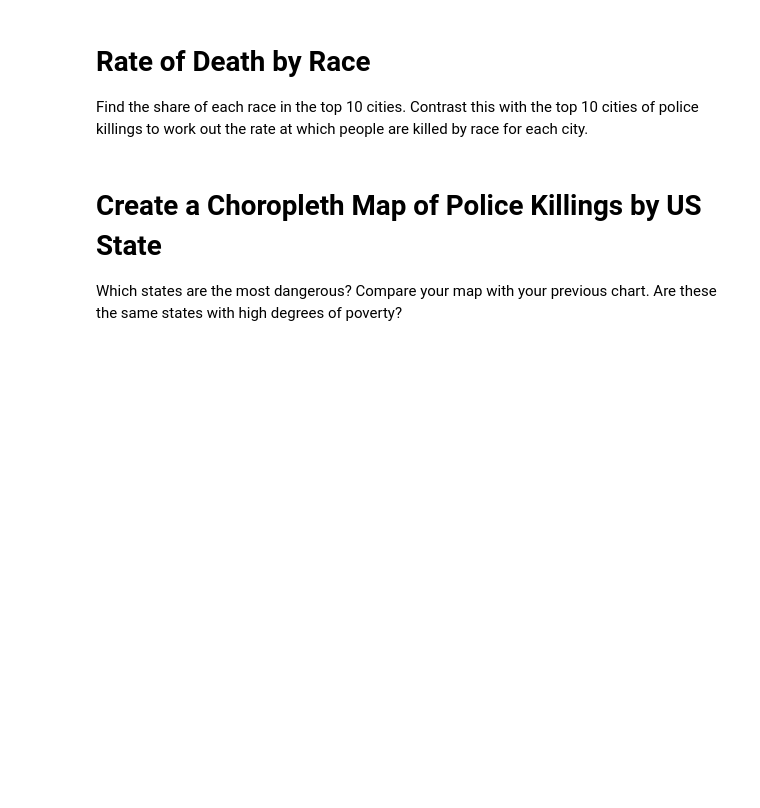
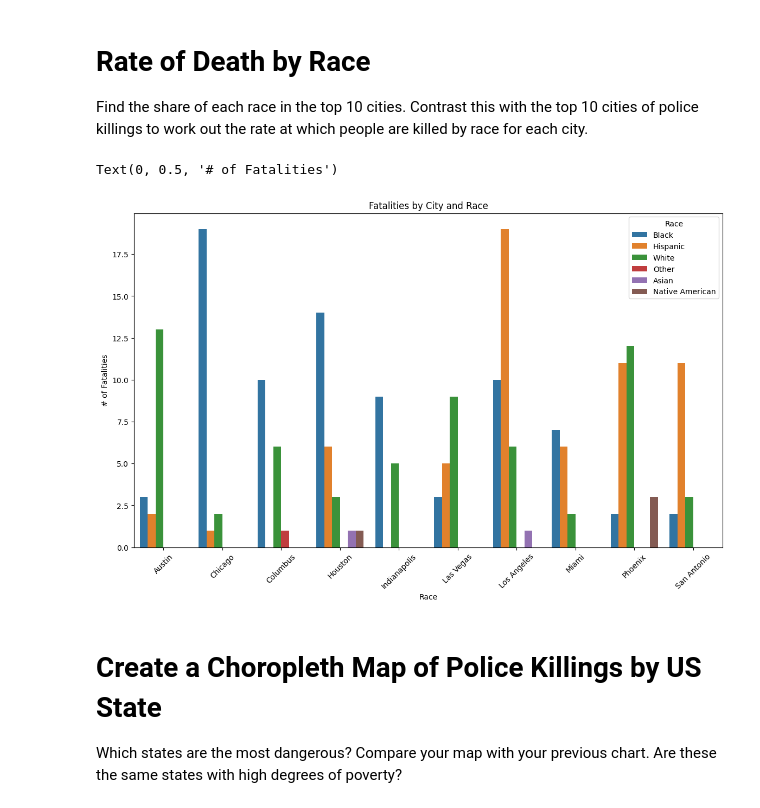
Before and after one commit to petarilievCS/police-fatalities-analysis, a Jupyter notebook: Fatal_Force_(start).ipynb, the cells around one changed output. Drawn from its saved outputs; the diff is of its cells as text; code cells hidden in the pictures; blank space fills up the shorter version.

Commit message:
Finished data analysis

```diff
--- a/Fatal_Force_(start).ipynb
+++ b/Fatal_Force_(start).ipynb
@@ -544,6 +544,26 @@ plt.show()
 # Rate of Death by Race
 
 Find the share of each race in the top 10 cities. Contrast this with the top 10 cities of police killings to work out the rate at which people are killed by race for each city.
+# %%
+# Filter data
+df_top_10 = df_fatalities[df_fatalities.city.isin(fatalities_by_city.index)]
+# %%
+# Group data
+fatalities_by_city_by_race = df_top_10.groupby(["city", "race"]).size()
+fatalities_by_city_by_race = pd.DataFrame(fatalities_by_city_by_race)
+fatalities_by_city_by_race.reset_index(inplace=True)
+fatalities_by_city_by_race.columns = ["city", "Race", "count"]
+# %%
+# Visualise data
+plt.figure(figsize=(14, 8))
+plt.title("Fatalities by City and Race")
+sns.barplot(fatalities_by_city_by_race, x='city', hue='Race', y='count')
+plt.xlabel("Race")
+plt.xticks(rotation=45)
+plt.ylabel("# of Fatalities")
+# %% [output]
+Text(0, 0.5, '# of Fatalities')
+[figure, added]
 # %% [markdown]
 # Create a Choropleth Map of Police Killings by US State
 
```
Also changed, not shown: parts of 7 cells of this notebook.
